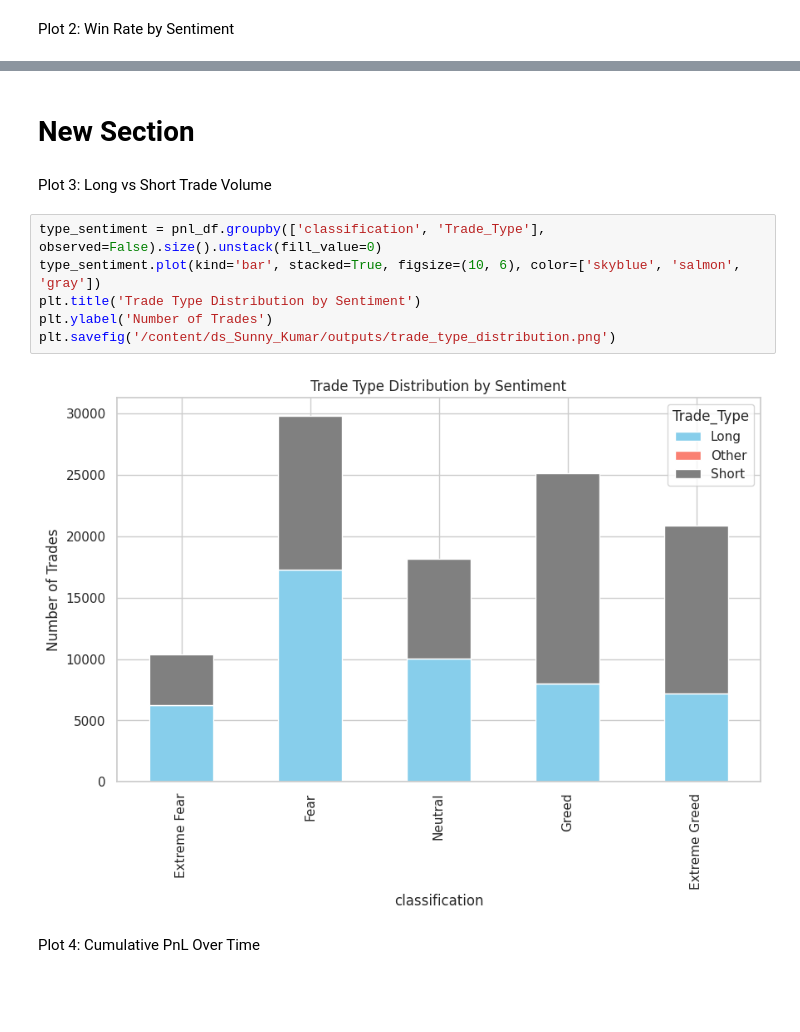
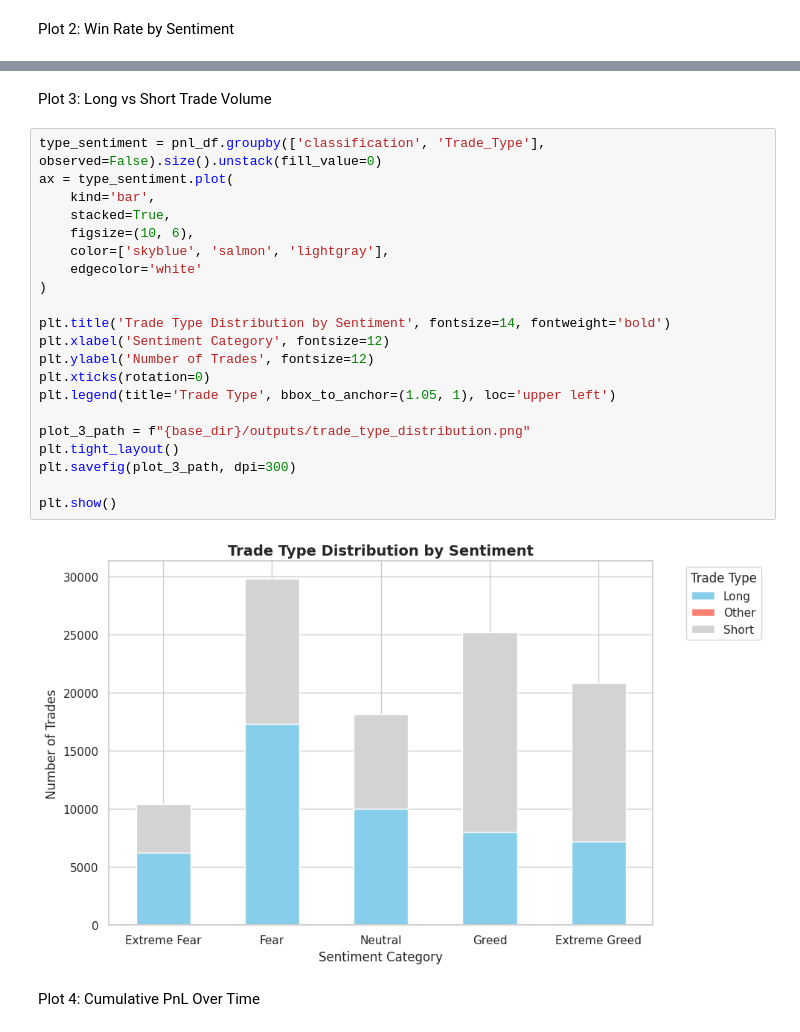
Before and after one commit to Sunnykumar-github/Primetrade.ai.Assignment, a Jupyter notebook: Data_Science.ipynb, the cells around one changed output, grey strips where cells are left out. Cells and saved outputs as stored; diff of their text form; blank space fills up the shorter version.

```diff
--- a/Data_Science.ipynb
+++ b/Data_Science.ipynb
@@ -155,15 +180,28 @@ Passing `palette` without assigning `hue` is deprecated and will be removed in v
-# %% [markdown]
-# New Section
 # %% [markdown]
 Plot 3: Long vs Short Trade Volume
 # %%
 type_sentiment = pnl_df.groupby(['classification', 'Trade_Type'], observed=False).size().unstack(fill_value=0)
-type_sentiment.plot(kind='bar', stacked=True, figsize=(10, 6), color=['skyblue', 'salmon', 'gray'])
-plt.title('Trade Type Distribution by Sentiment')
-plt.ylabel('Number of Trades')
-plt.savefig('/content/ds_Sunny_Kumar/outputs/trade_type_distribution.png')
+ax = type_sentiment.plot(
+    kind='bar',
+    stacked=True,
+    figsize=(10, 6),
+    color=['skyblue', 'salmon', 'lightgray'],
+    edgecolor='white'
+)
+
+plt.title('Trade Type Distribution by Sentiment', fontsize=14, fontweight='bold')
+plt.xlabel('Sentiment Category', fontsize=12)
+plt.ylabel('Number of Trades', fontsize=12)
+plt.xticks(rotation=0)
+plt.legend(title='Trade Type', bbox_to_anchor=(1.05, 1), loc='upper left')
+
+plot_3_path = f"{base_dir}/outputs/trade_type_distribution.png"
+plt.tight_layout()
+plt.savefig(plot_3_path, dpi=300)
+
+plt.show()
 # %% [output]
-[figure, old version]
+[figure, new version]
 # %% [markdown]
 Plot 4: Cumulative PnL Over Time
 # %%
```
Also changed, not shown: parts of 4 cells of this notebook.
